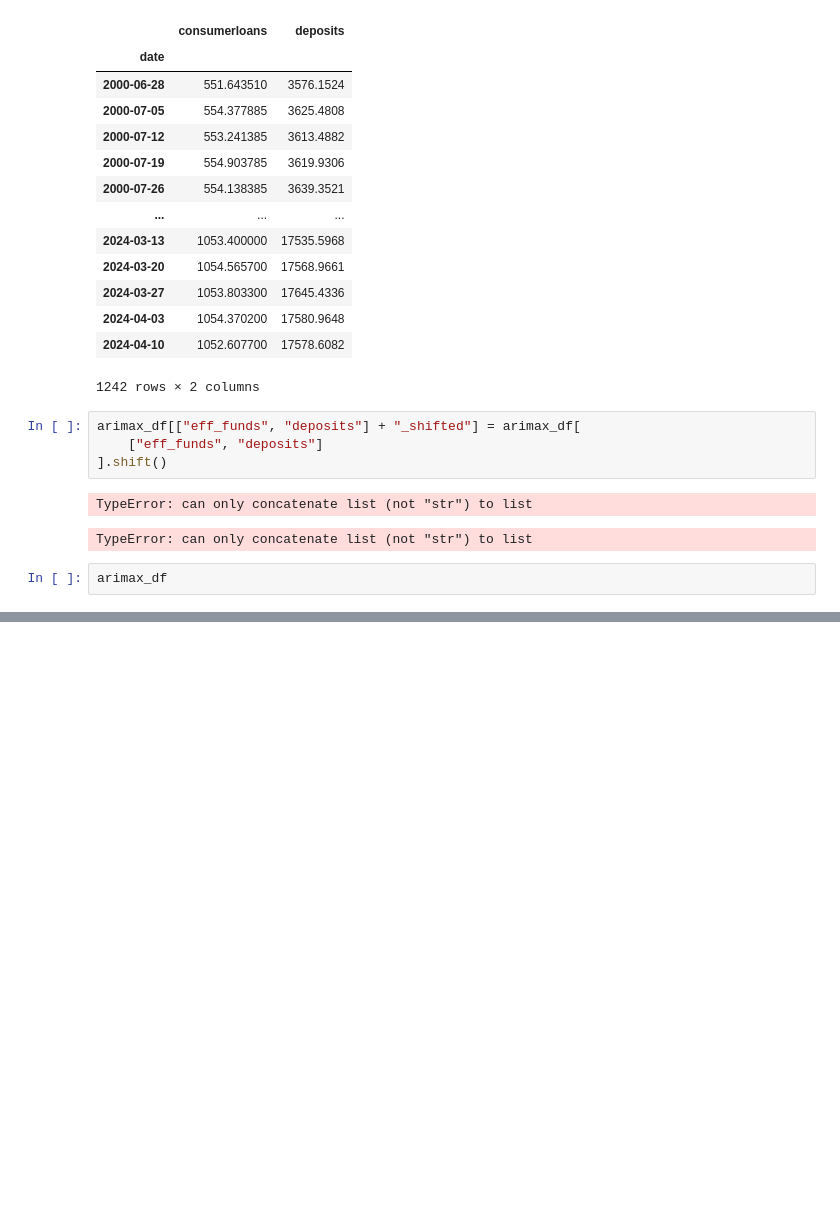
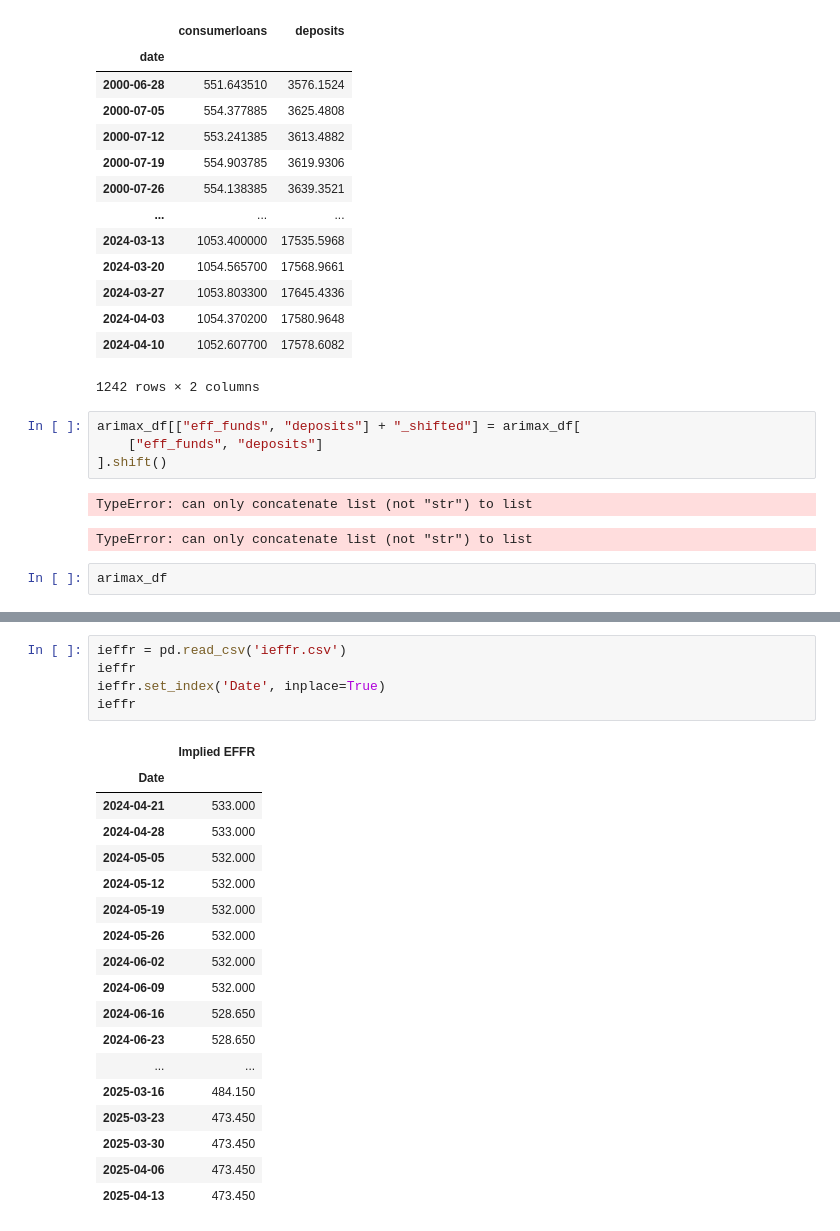
Before and after one commit to evanglas/forecasting-project, a Jupyter notebook: michael.ipynb, the cells around one changed output, grey strips where cells are left out. Saved outputs shown, nothing was run; the diff lists cells and outputs as text; blank space fills up the shorter version.

```diff
--- a/michael.ipynb
+++ b/michael.ipynb
@@ -616,0 +645,24 @@ df
+# %%
+ieffr = pd.read_csv('ieffr.csv')
+ieffr
+ieffr.set_index('Date', inplace=True)
+ieffr
+# %% [output]
+|  | Implied EFFR |
+| Date |  |
+| 2024-04-21 | 533.000 |
+| 2024-04-28 | 533.000 |
+| 2024-05-05 | 532.000 |
+| 2024-05-12 | 532.000 |
+| 2024-05-19 | 532.000 |
+| 2024-05-26 | 532.000 |
+| 2024-06-02 | 532.000 |
+| 2024-06-09 | 532.000 |
+| 2024-06-16 | 528.650 |
+| 2024-06-23 | 528.650 |
+| ... | ... |
+| 2025-03-16 | 484.150 |
+| 2025-03-23 | 473.450 |
+| 2025-03-30 | 473.450 |
+| 2025-04-06 | 473.450 |
+| 2025-04-13 | 473.450 |
```
Also changed, not shown: parts of 3 cells of this notebook, 2 other files.
